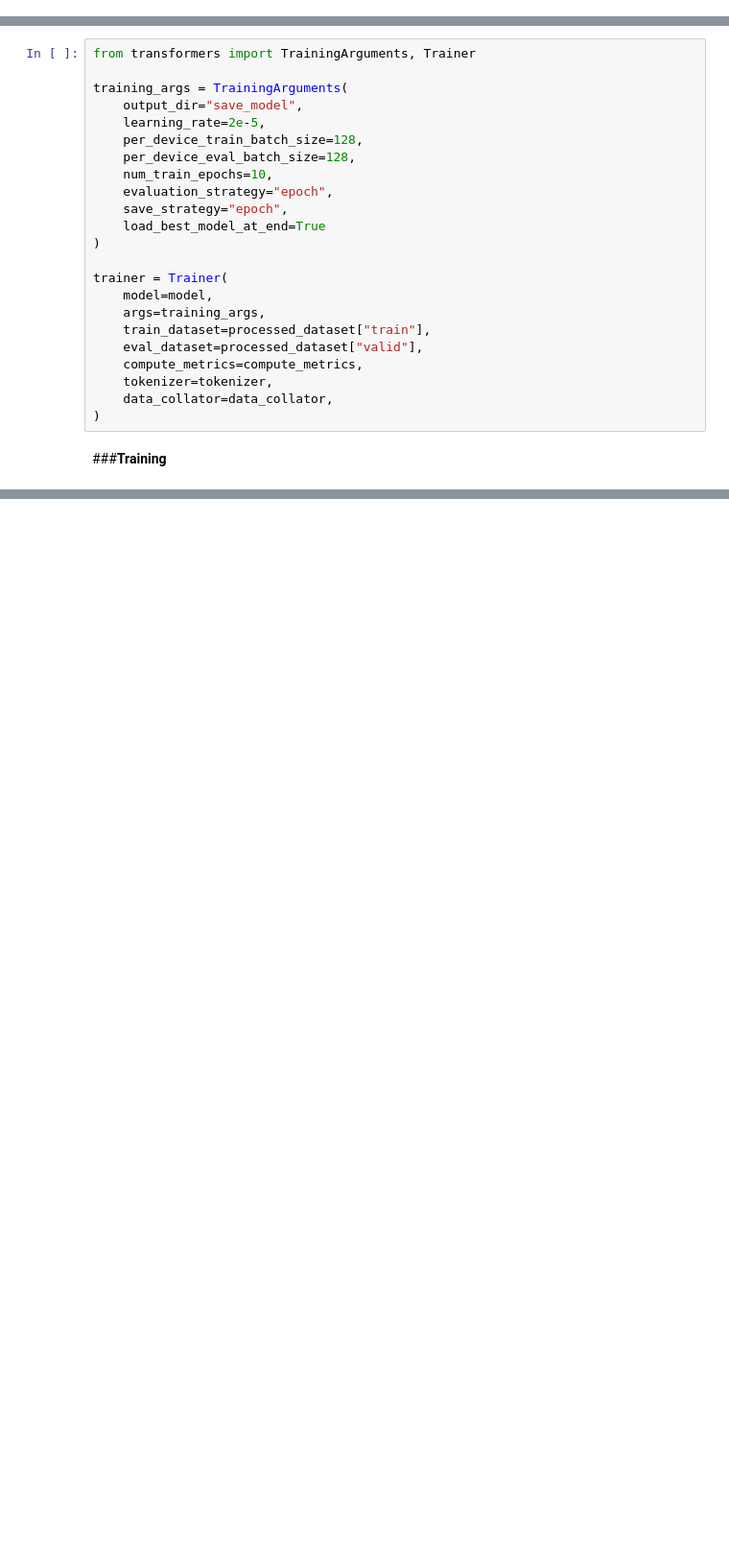
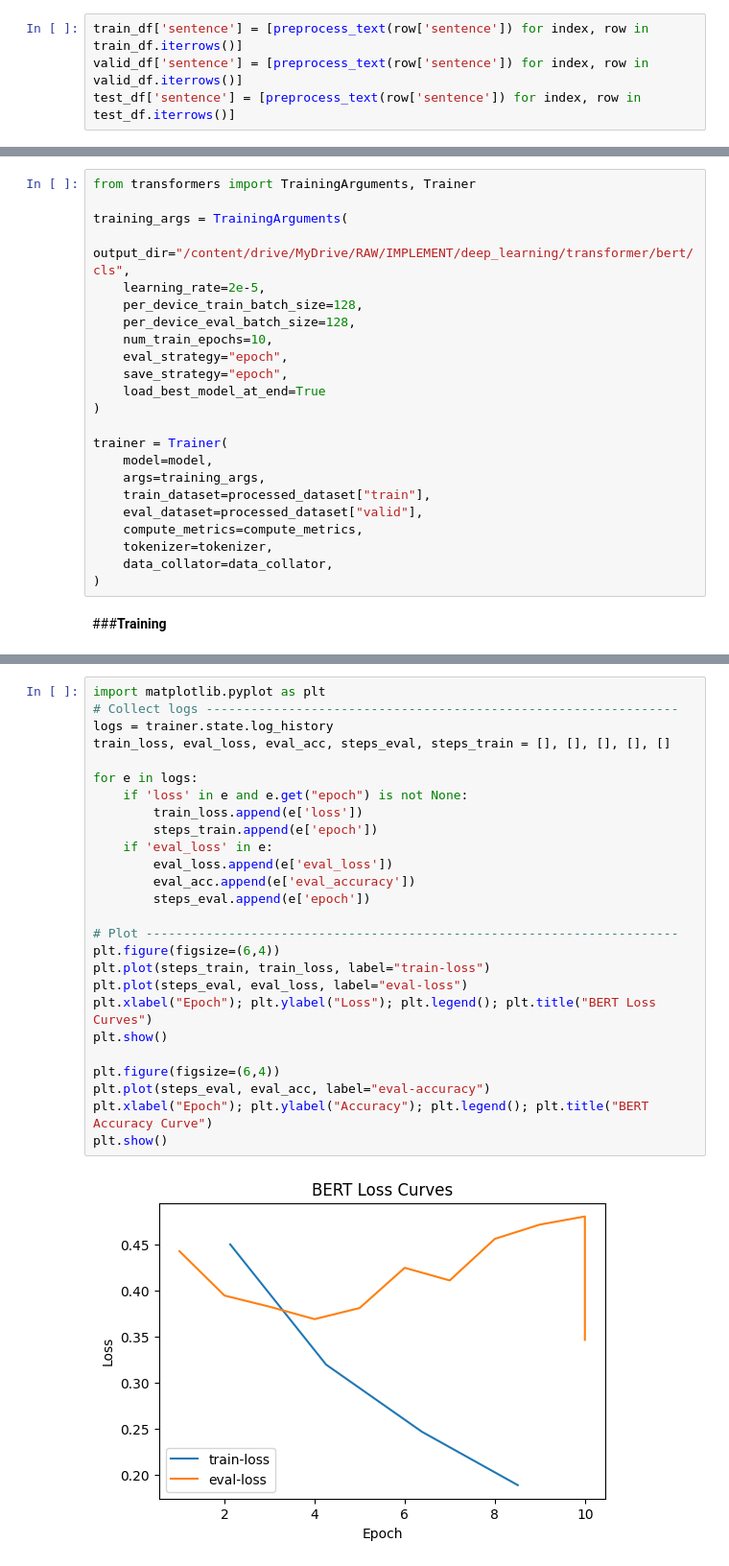
Before and after one commit to hpl114p/text_classification, a Jupyter notebook: Text_Classification_using_BERT.ipynb, the cells around one changed output, grey strips where cells are left out. Shown at 96% size. Cells and saved outputs as stored; diff of their text form; blank space fills up the shorter version.

```diff
--- a/Text_Classification_using_BERT.ipynb
+++ b/Text_Classification_using_BERT.ipynb
@@ -10,0 +122,4 @@ Fine-tuning BERT for a classification task on the NTC-SCV dataset using the Tran
+# %%
+train_df['sentence'] = [preprocess_text(row['sentence']) for index, row in train_df.iterrows()]
+valid_df['sentence'] = [preprocess_text(row['sentence']) for index, row in valid_df.iterrows()]
+test_df['sentence'] = [preprocess_text(row['sentence']) for index, row in test_df.iterrows()]
@@ -142,12 +309,12 @@ def compute_metrics(eval_pred):
 from transformers import TrainingArguments, Trainer
 
 training_args = TrainingArguments(
-    output_dir="save_model",
+    output_dir="/content/drive/MyDrive/RAW/IMPLEMENT/deep_learning/transformer/bert/cls",
     learning_rate=2e-5,
     per_device_train_batch_size=128,
     per_device_eval_batch_size=128,
     num_train_epochs=10,
-    evaluation_strategy="epoch",
+    eval_strategy="epoch",
     save_strategy="epoch",
     load_best_model_at_end=True
 )
@@ -169,0 +378,28 @@ trainer.evaluate(processed_dataset["test"])
+# %%
+import matplotlib.pyplot as plt
+# Collect logs ---------------------------------------------------------------
+logs = trainer.state.log_history
+train_loss, eval_loss, eval_acc, steps_eval, steps_train = [], [], [], [], []
+
+for e in logs:
+    if 'loss' in e and e.get("epoch") is not None:
+        train_loss.append(e['loss'])
+        steps_train.append(e['epoch'])
+    if 'eval_loss' in e:
+        eval_loss.append(e['eval_loss'])
+        eval_acc.append(e['eval_accuracy'])
+        steps_eval.append(e['epoch'])
+
+# Plot -----------------------------------------------------------------------
+plt.figure(figsize=(6,4))
+plt.plot(steps_train, train_loss, label="train-loss")
+plt.plot(steps_eval, eval_loss, label="eval-loss")
+plt.xlabel("Epoch"); plt.ylabel("Loss"); plt.legend(); plt.title("BERT Loss Curves")
+plt.show()
+
+plt.figure(figsize=(6,4))
+plt.plot(steps_eval, eval_acc, label="eval-accuracy")
+plt.xlabel("Epoch"); plt.ylabel("Accuracy"); plt.legend(); plt.title("BERT Accuracy Curve")
+plt.show()
+# %% [output]
+[figure, added]
```
Also changed, not shown: parts of 30 cells of this notebook, 1 other file.
